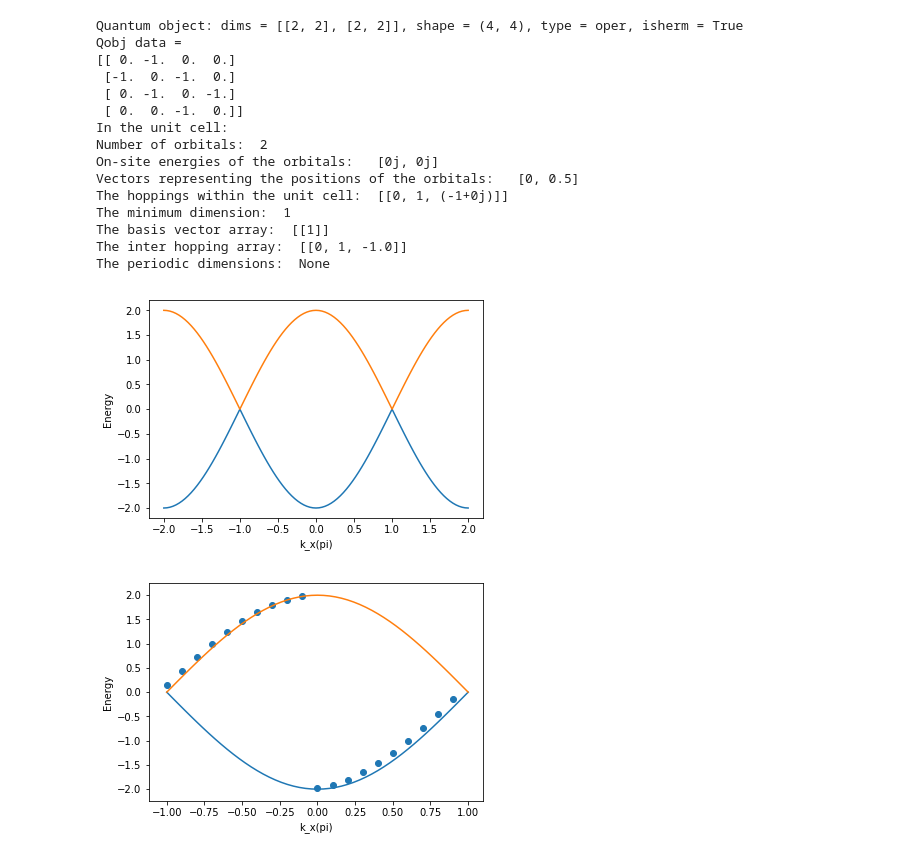
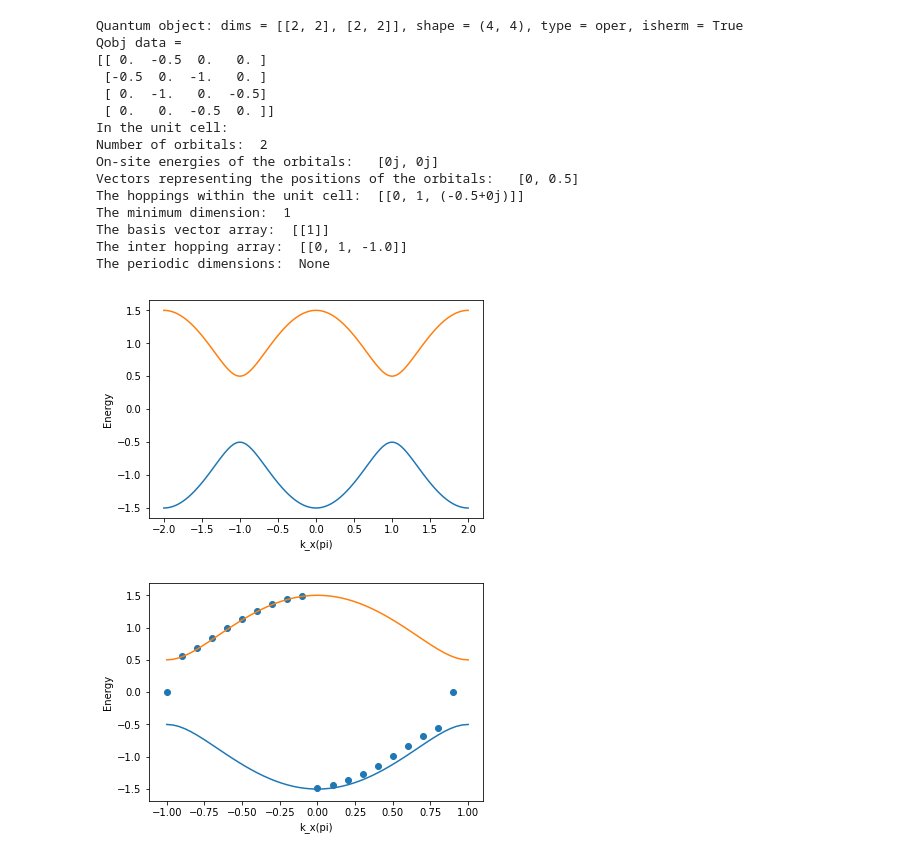
Before and after one commit to Ericgig/lattice_qutip, a Jupyter notebook: Untitled.ipynb, the cells around one changed output. Cells and saved outputs as stored; diff of their text form; code cells hidden in the pictures.

```diff
--- a/Untitled.ipynb
+++ b/Untitled.ipynb
@@ -6,7 +6,7 @@ from latticeclass import *
 import numpy as np
 # %%
 eps0 = 0.0; eps1 = 0.0;
-t = -1.0; tp = -1.0;
+t = -0.5; tp = -1.0;
 x_vec = 1;
 pos0 = [0.0]; pos1 = [0.5];
 
@@ -45,37 +45,37 @@ F1.input_super_unit_cell(super_unit_cell)
 #F1.Unit_Hamiltonian()
 
 #F2.Total_f()
 #F1.basis_Hamiltonian()
 
 
 basis_vector_array = [[1]]
 #basis_vector_array = [[]]
 inter_hopping_array=[[0,1,tp]]
 F1crys = Qcrystal(F1,inter_hopping_array,basis_vector_array)
 F1crys.display_model()
 #F1crys.dispersion()
 
 # must choose kpoints to be an odd integer
 F1crys.dispersion(kpoints = 101, k_start = -2*np.pi, k_end = 2*np.pi, to_display = 1)
 
 
 (Hamt,vals,vecs) = F1crys.form_specified_unit_cell(n_units = 10,PBC=0, eig_spectra = 1, eig_vectors = 1 )
 #print(Hamt)
 # %% [output]
 Quantum object: dims = [[2, 2], [2, 2]], shape = (4, 4), type = oper, isherm = True
 Qobj data =
-[[ 0. -1.  0.  0.]
- [-1.  0. -1.  0.]
- [ 0. -1.  0. -1.]
- [ 0.  0. -1.  0.]]
+[[ 0.  -0.5  0.   0. ]
+ [-0.5  0.  -1.   0. ]
+ [ 0.  -1.   0.  -0.5]
+ [ 0.   0.  -0.5  0. ]]
 In the unit cell:
 Number of orbitals:  2
 On-site energies of the orbitals:   [0j, 0j]
 Vectors representing the positions of the orbitals:   [0, 0.5]
-The hoppings within the unit cell:  [[0, 1, (-1+0j)]]
+The hoppings within the unit cell:  [[0, 1, (-0.5+0j)]]
 The minimum dimension:  1
 The basis vector array:  [[1]]
 The inter hopping array:  [[0, 1, -1.0]]
 The periodic dimensions:  None
-[figure, old version]
+[figure, new version]
-[figure, old version]
+[figure, new version]
```
Also changed, not shown: 4 other files.
